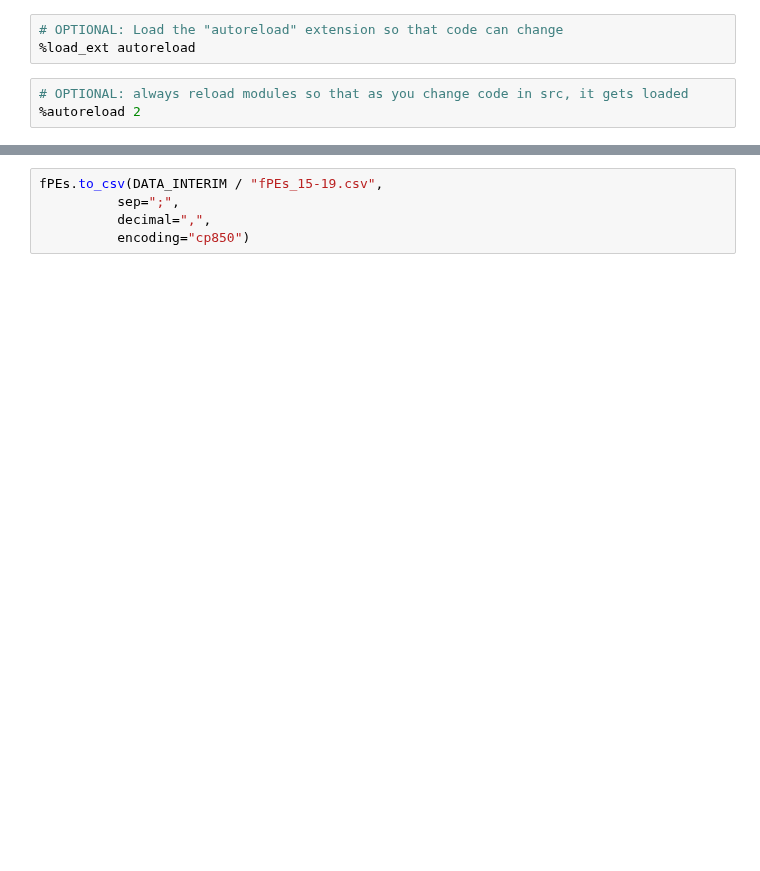
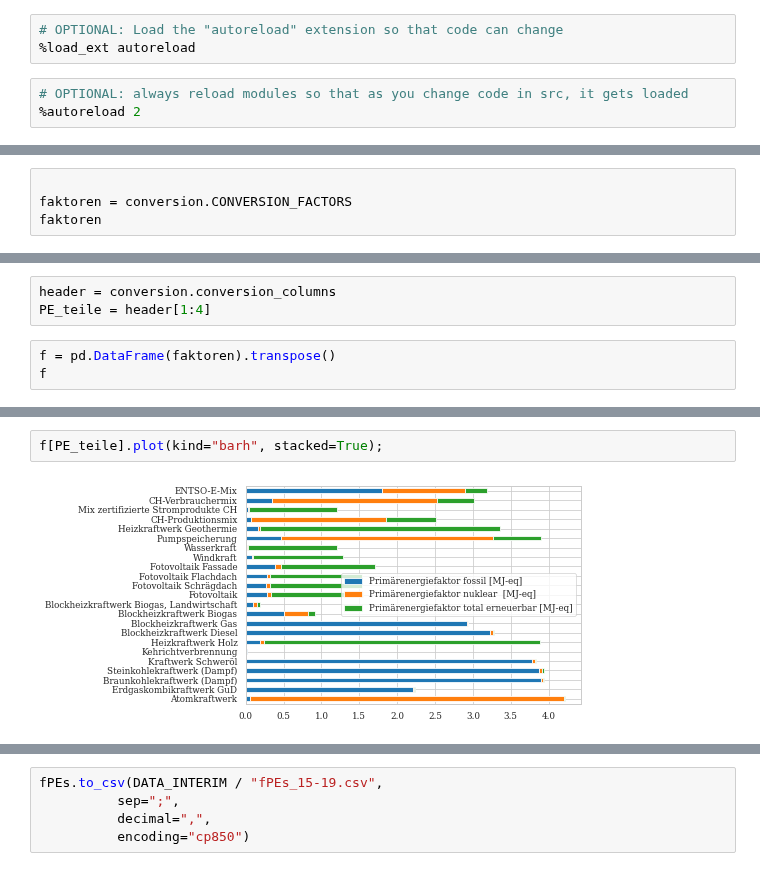
Before and after one commit to simonschaluppe/FLUCCOplus, a Jupyter notebook: notebooks/4.1.4_Primaerenergie_stuendlich.ipynb, the cells around one changed output, grey strips where cells are left out. Saved outputs shown, nothing was run; the diff lists cells and outputs as text; blank space fills up the shorter version.

```diff
--- a/notebooks/4.1.4_Primaerenergie_stuendlich.ipynb
+++ b/notebooks/4.1.4_Primaerenergie_stuendlich.ipynb
@@ -48,0 +92,4 @@ See the caveats in the documentation: https://pandas.pydata.org/pandas-docs/stab
+# %%
+
+faktoren = conversion.CONVERSION_FACTORS
+faktoren
@@ -48,0 +114,6 @@ See the caveats in the documentation: https://pandas.pydata.org/pandas-docs/stab
+# %%
+header = conversion.conversion_columns
+PE_teile = header[1:4]
+# %%
+f = pd.DataFrame(faktoren).transpose()
+f
@@ -48,0 +138,4 @@ See the caveats in the documentation: https://pandas.pydata.org/pandas-docs/stab
+# %%
+f[PE_teile].plot(kind="barh", stacked=True);
+# %% [output]
+[figure, added]
```
Also changed, not shown: parts of 20 cells of this notebook, 9 other files.
